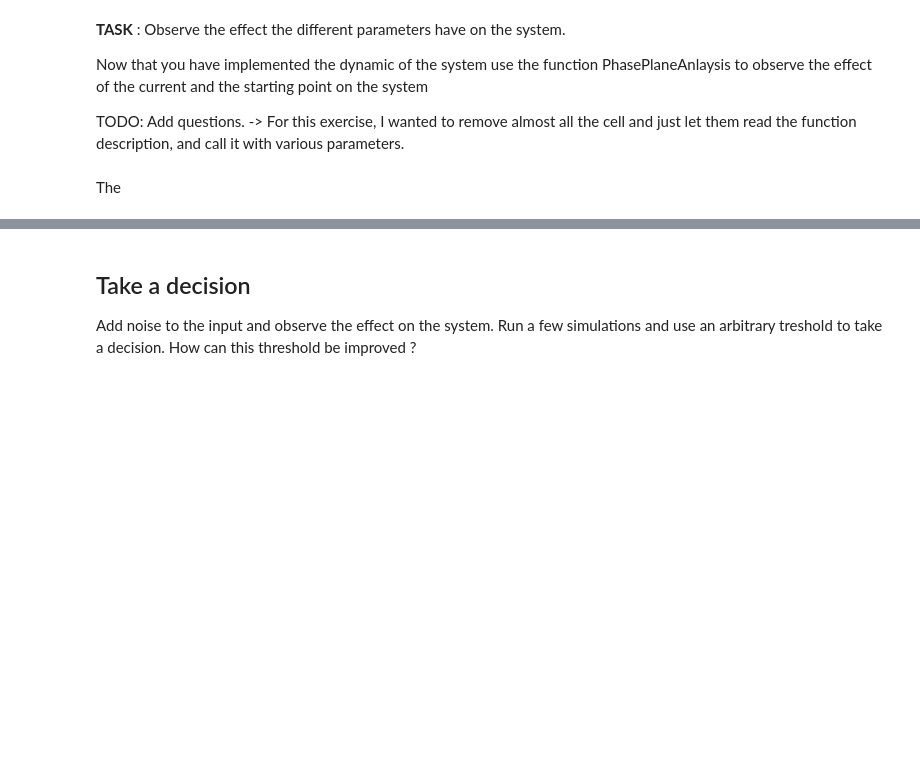
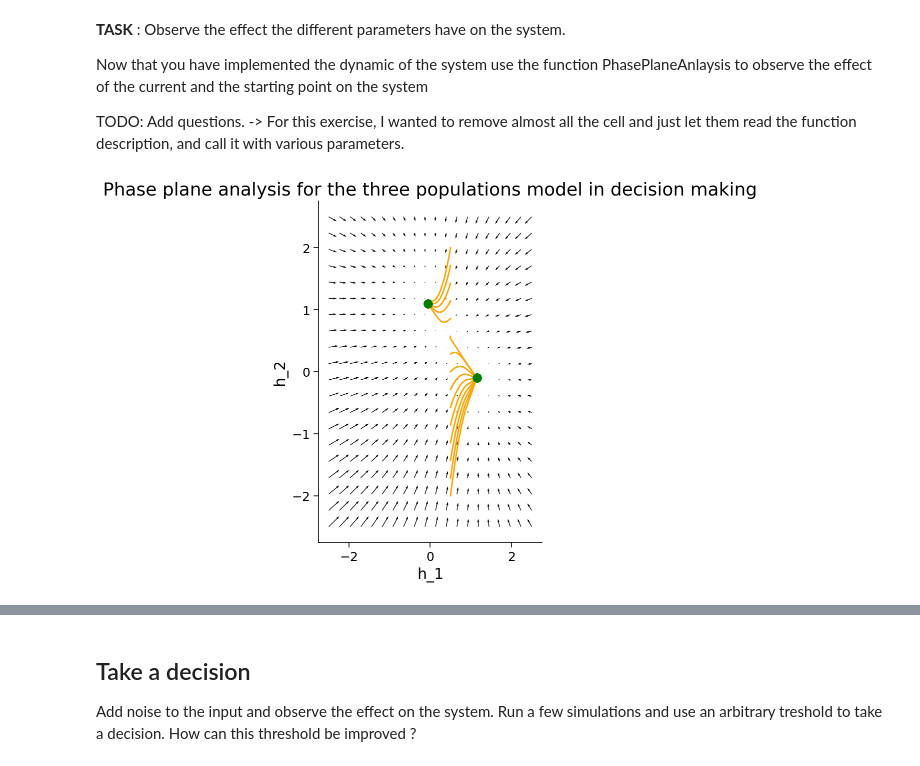
Before and after one commit to fblondiaux/LGBIO2072-2020, a Jupyter notebook: LGBIO2072_TP3.ipynb, the cells around one changed output, grey strips where cells are left out. Cells and saved outputs as stored; diff of their text form; code cells hidden in the pictures; blank space fills up the shorter version.

```diff
--- a/LGBIO2072_TP3.ipynb
+++ b/LGBIO2072_TP3.ipynb
@@ -118,39 +121,40 @@ def PhasePlaneAnalysis(RI1,RI2,h10,h20):
     their influence
     - The meshgrid itself (linspaces y1 and y2, but keep the name)
     """
 
     #Phase plane analysis implementation
 
     y1= np.linspace(-2.5,2.5,20)
     y2 = np.linspace(-2.5,2.5,20)
 
     [x,y] = np.meshgrid(y1,y2)
     u= np.zeros_like(x)
     v= np.zeros_like(y)
     stim_time = 1
 
     for i in range(len(x)):
         for j in range(len(x)):
-            Hprime = simulatePopEv(RI1,RI2,x[i,j],y[i,j], stim_time) #with default parameters
+            Hprime = simulatePopEv(RI1*np.ones(stim_time),RI2*np.ones(stim_time),x[i,j],y[i,j], stim_time) #with default parameters
             u[i,j]= Hprime[0,1]
             v[i,j]= Hprime[1,1]
     ax = plt.plot()
     plt.quiver(x,y,u-x,v-y,units='width') #Check if it needs to be u-x or not
 
+    stim_time = 500
     for i in range(len(h20)):
-        h = simulatePopEv(RI1,RI2,h10,h20[i],500)
+        h = simulatePopEv(RI1*np.ones(stim_time),RI2*np.ones(stim_time),h10,h20[i],stim_time)
         plt.plot(h[0,:],h[1,:],color="orange")
         plt.plot(h[0,-1],h[1,-1],color="green",marker='o',markersize=8)
     plt.title("Phase plane analysis for the three populations model in decision making")
     plt.xlabel('h_1')
     plt.ylabel('h_2')
 
 
 PhasePlaneAnalysis(0.8,0.75,0.5,np.linspace(-2,2,15))
+# %% [output]
+[figure, added]
 # %%
 #widget for phase plane analysis ? #TODO, do we want to ease their work and we just add a widget ?
-# %% [markdown]
-The
 # %%
 def nullclines2D(h_span, alpha,RI1,RI2,wee):
   """
```
Also changed, not shown: parts of 7 cells of this notebook.
